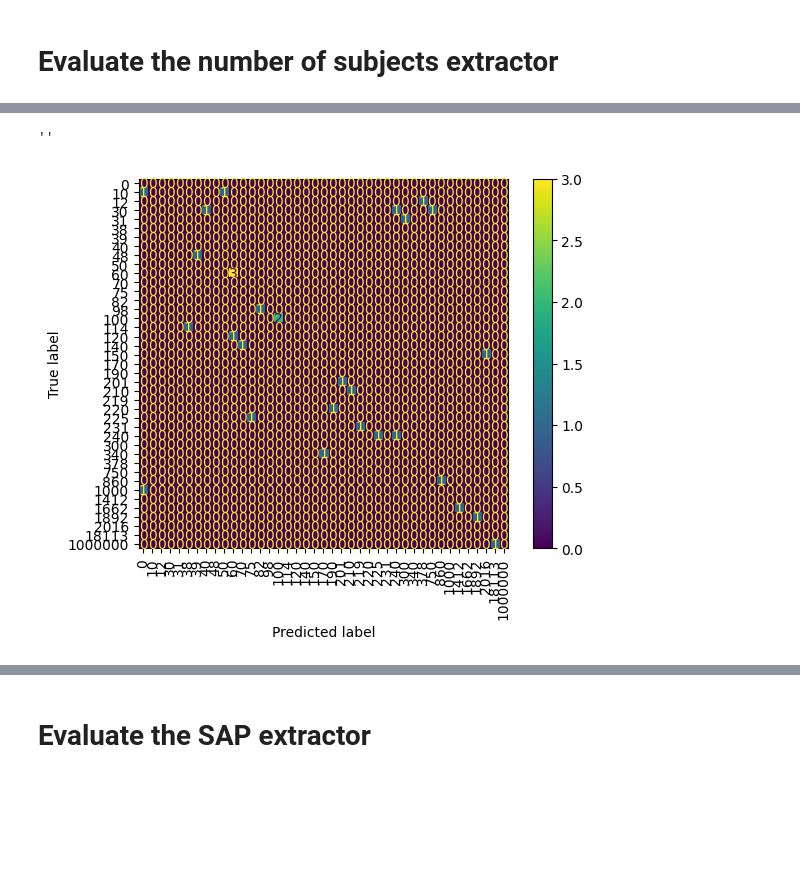
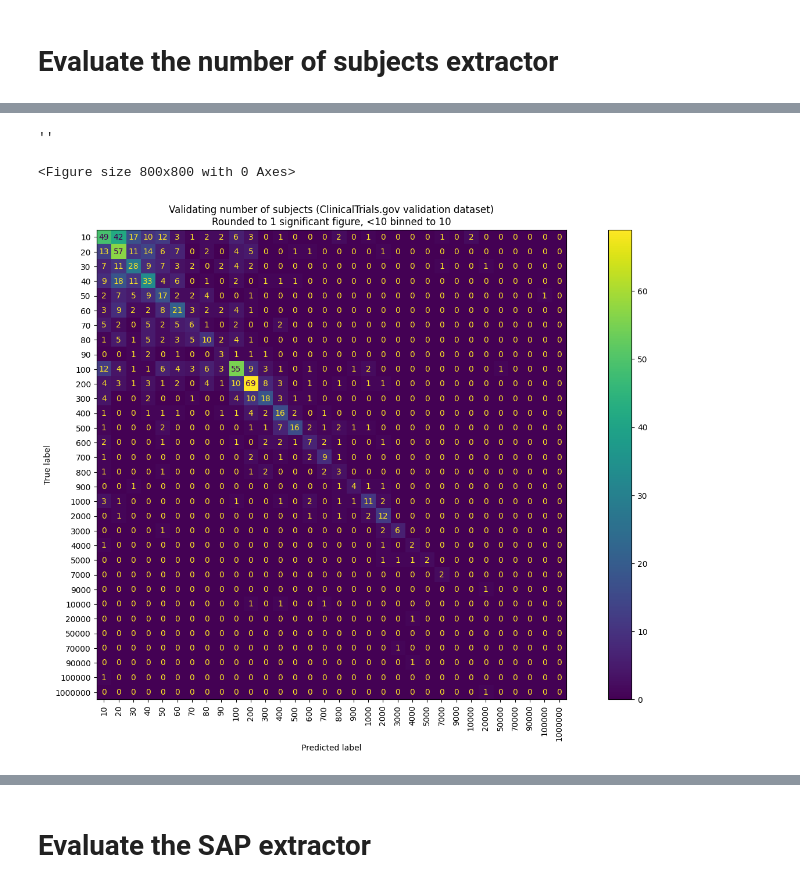
Before and after one commit to fastdatascience/clinical_trial_risk, a Jupyter notebook: validation/EvaluateExistingComponents_on_Ctgov_Val_dataset.ipynb, the cells around one changed output, grey strips where cells are left out. Cells and saved outputs as stored; diff of their text form; code cells hidden in the pictures; blank space fills up the shorter version.

Commit message:
Validation scripts

```diff
--- a/validation/EvaluateExistingComponents_on_Ctgov_Val_dataset.ipynb
+++ b/validation/EvaluateExistingComponents_on_Ctgov_Val_dataset.ipynb
@@ -88,6 +115,7 @@ with open("log_output.txt", "w", encoding="utf-8") as fl:
 df_val["pred_phase"] = pred_phase
 df_val["pred_sap"] = pred_sap
 df_val["pred_num_subjects"] = pred_num_subjects
+df_val["pred_num_arms"] = pred_num_arms
 # %% [output]
 A value is trying to be set on a copy of a slice from a DataFrame.
 Try using .loc[row_indexer,col_indexer] = value instead
@@ -183,10 +212,29 @@ Num subjects accuracy 0.3225806451612903
+# %%
+from math import log10, floor
+def round_to_1(x):
+    if x < 10:
+        return 10
+    if x is None or pd.isna(x) or x <= 0:
+        return 0
+    return round(x, -int(floor(log10(abs(x)))))
+# %%
+num_subjects_ground_truths_binned = num_subjects_ground_truths.apply(round_to_1)
+# %%
+num_subjects_predictions_binned = num_subjects_predictions.apply(round_to_1)
 # %%
-ConfusionMatrixDisplay.from_predictions(num_subjects_ground_truths, num_subjects_predictions)
+from matplotlib.pyplot import figure
+
+figure(figsize=(10,10), dpi=80)
+ConfusionMatrixDisplay.from_predictions(num_subjects_ground_truths_binned, num_subjects_predictions_binned)
 plt.xticks(rotation=90)
+plt.title("Validating number of subjects (ClinicalTrials.gov validation dataset)\nRounded to 1 significant figure, <10 binned to 10")
+fig = plt.gcf()
+fig.set_size_inches(18.5, 10.5)
 ;
 # %% [output]
 ''
+<Figure size 800x800 with 0 Axes>
-[figure, old version]
+[figure, new version]
 # %%
 mean_absolute_error(num_subjects_ground_truths, num_subjects_predictions)
 # %% [output]
```
Also changed, not shown: parts of 18 cells of this notebook, 2 other files.
